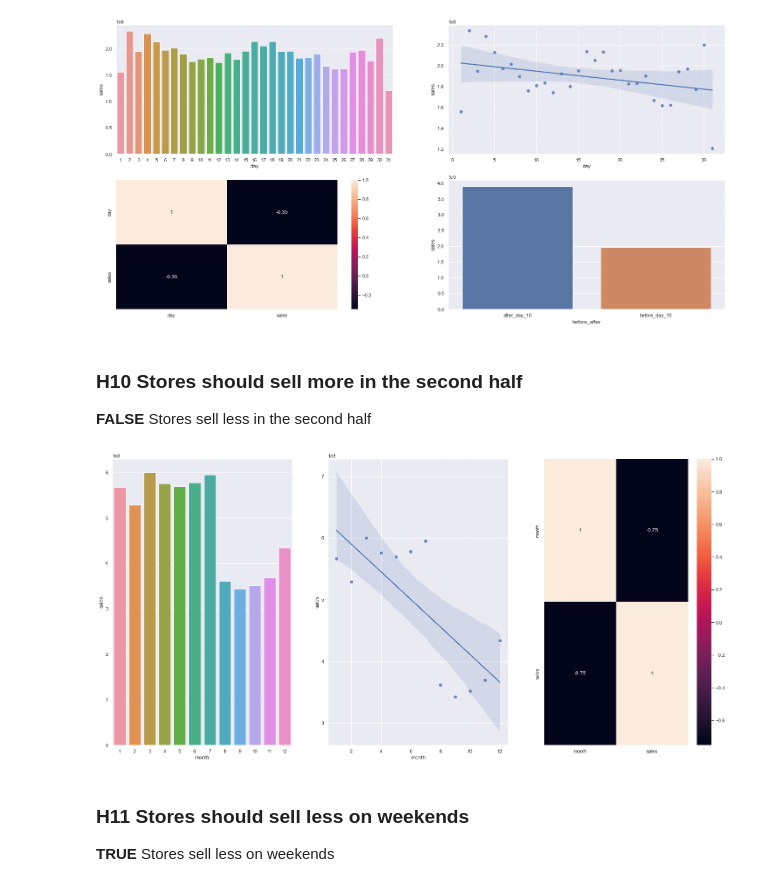
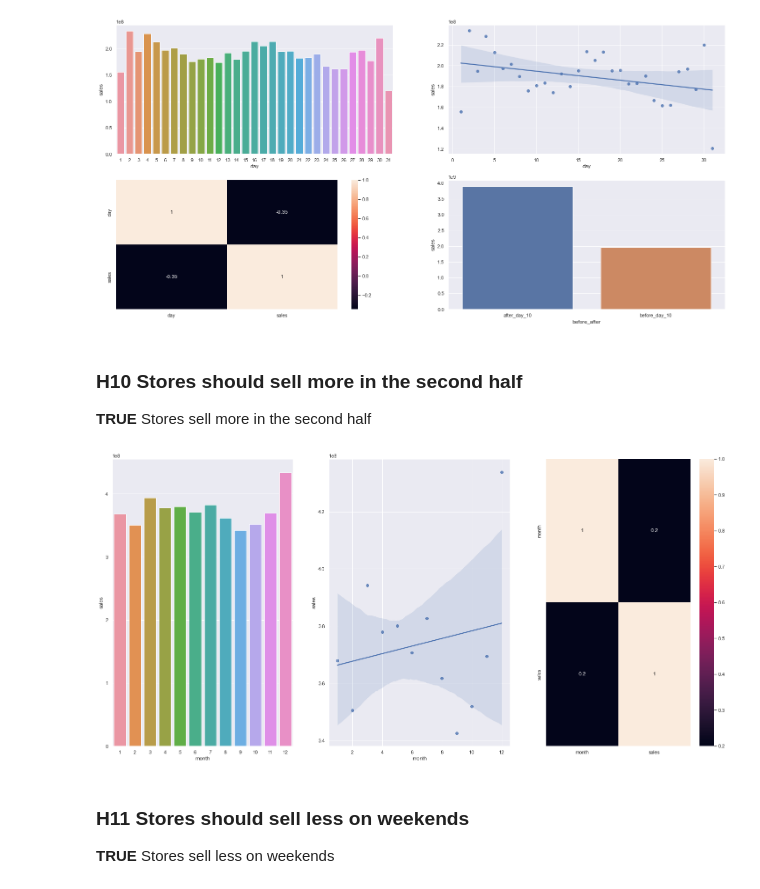
Before and after one commit to 70HNM4C13L/rossmann_store_sales, a Jupyter notebook: m04_01_store-sales_predction.ipynb, the cells around one changed output. Saved outputs shown, nothing was run; the diff lists cells and outputs as text; code cells hidden in the pictures.

```diff
--- a/m04_01_store-sales_predction.ipynb
+++ b/m04_01_store-sales_predction.ipynb
@@ -520,17 +522,17 @@ sns.barplot( x='before_after', y = 'sales', data = aux1);
 [figure]
 # %% [markdown]
 ### H10 Stores should sell more in the second half
-**FALSE** Stores sell less in the second half
+**TRUE** Stores sell more in the second half
 # %%
-aux1 = df4[['month','sales']].groupby('month').sum().reset_index()
+aux1 = df4[df4['year']<2015][['month','sales']].groupby('month').sum().reset_index()
 plt.subplot(1,3,1)
 sns.barplot(data = aux1, x= 'month', y = 'sales')
 plt.subplot(1,3,2)
 sns.regplot(data = aux1, x= 'month', y = 'sales')
 plt.subplot(1,3,3)
 sns.heatmap(aux1.corr( method = 'pearson'),annot=True);
 # %% [output]
-[figure, old version]
+[figure, new version]
 # %% [markdown]
 ### H11 Stores should sell less on weekends
 **TRUE** Stores sell less on weekends
```
Also changed, not shown: parts of 13 cells of this notebook.
